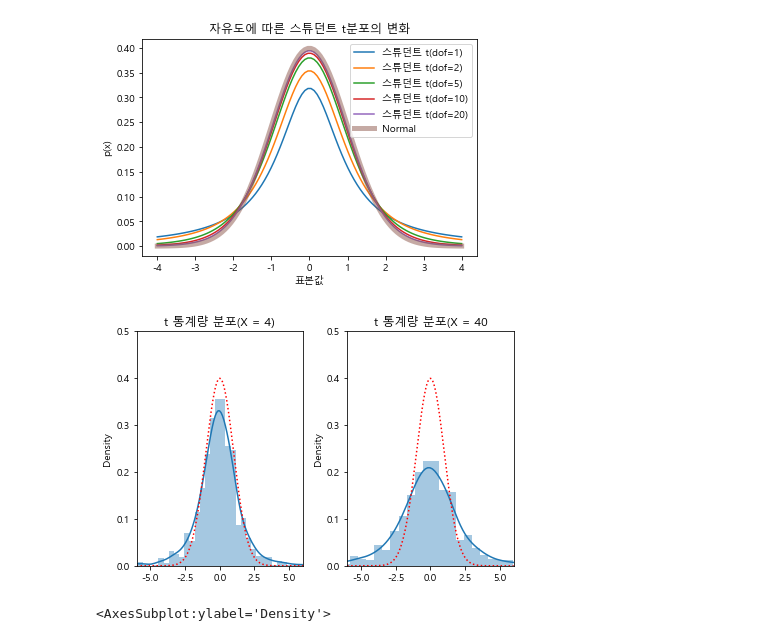
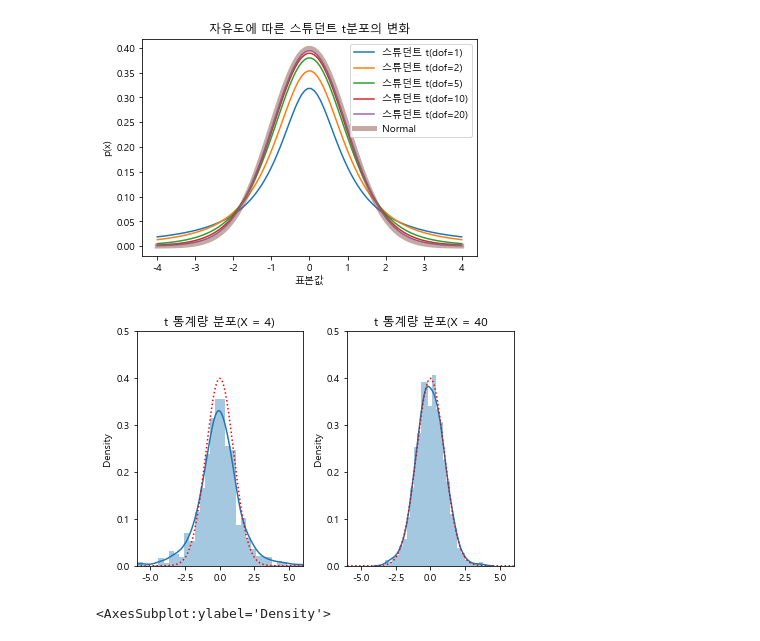
Before and after one commit to ghdakrk/math, a Jupyter notebook: 14.practice.ipynb, the cells around one changed output. Saved outputs shown, nothing was run; the diff lists cells and outputs as text; code cells hidden in the pictures.

```diff
--- a/14.practice.ipynb
+++ b/14.practice.ipynb
@@ -59,36 +59,36 @@ M = 1000
 
 plt.subplot(1,2,1)
 N = 4
 x1 = rv.rvs((N,M))
 xbar1 = x1.mean(axis=0)
 xstd1 = x1.std(axis=0, ddof=1)
 x = xbar1 / (xstd1 / np.sqrt(N))
 sns.distplot(x, kde=True)
 xx = np.linspace(-6, 6, 1000)
 plt.plot(xx, rv.pdf(xx), 'r:', label='정규분포')
 plt.xlim(-6, 6)
 plt.ylim(0, 0.5)
 plt.title('t 통계량 분포(X = 4)')
 plt.legend
 
 plt.subplot(1,2,2)
-N = 10
+N = 40
 x2 = rv.rvs((N,M))
 xbar2 = x2.mean(axis=0)
 xstd2 = x2.std(axis=0, ddof=1)
-x = xbar1 / (xstd1 / np.sqrt(N))
+x = xbar2 / (xstd2 / np.sqrt(N))
 sns.distplot(x, kde=True)
 xx = np.linspace(-6, 6, 1000)
 plt.plot(xx, rv.pdf(xx), 'r:', label='정규분포')
 plt.xlim(-6, 6)
 plt.ylim(0, 0.5)
 plt.title('t 통계량 분포(X = 40')
 plt.legend
 
 plt.tight_layout()
 plt.show()
 # %% [output]
-[figure, old version]
+[figure, new version]
 # %%
 plt.subplot(121)
 sns.distplot([1,2,3,3,2])
```
Also changed, not shown: parts of 6 cells of this notebook, 1 other file.
